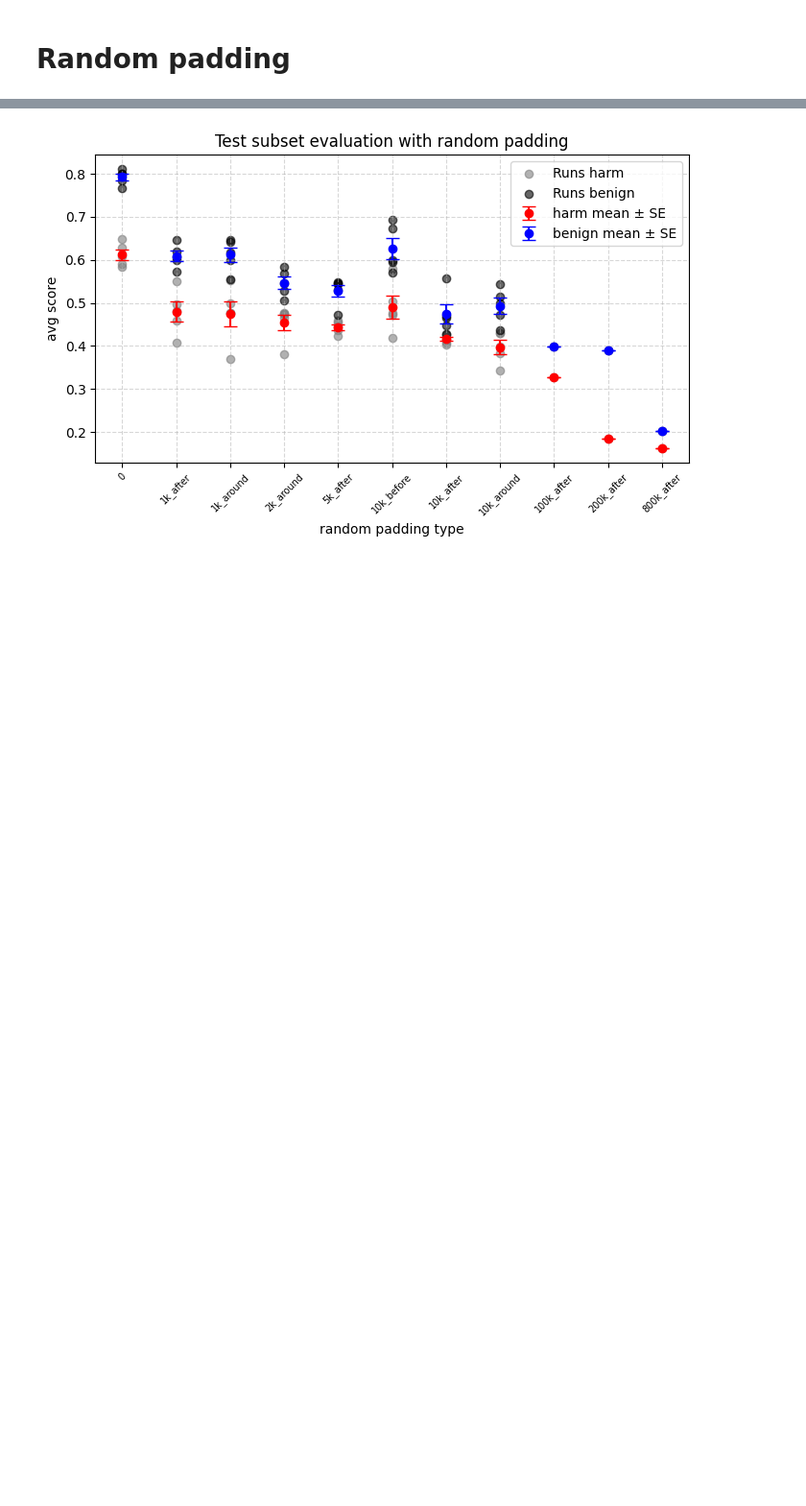
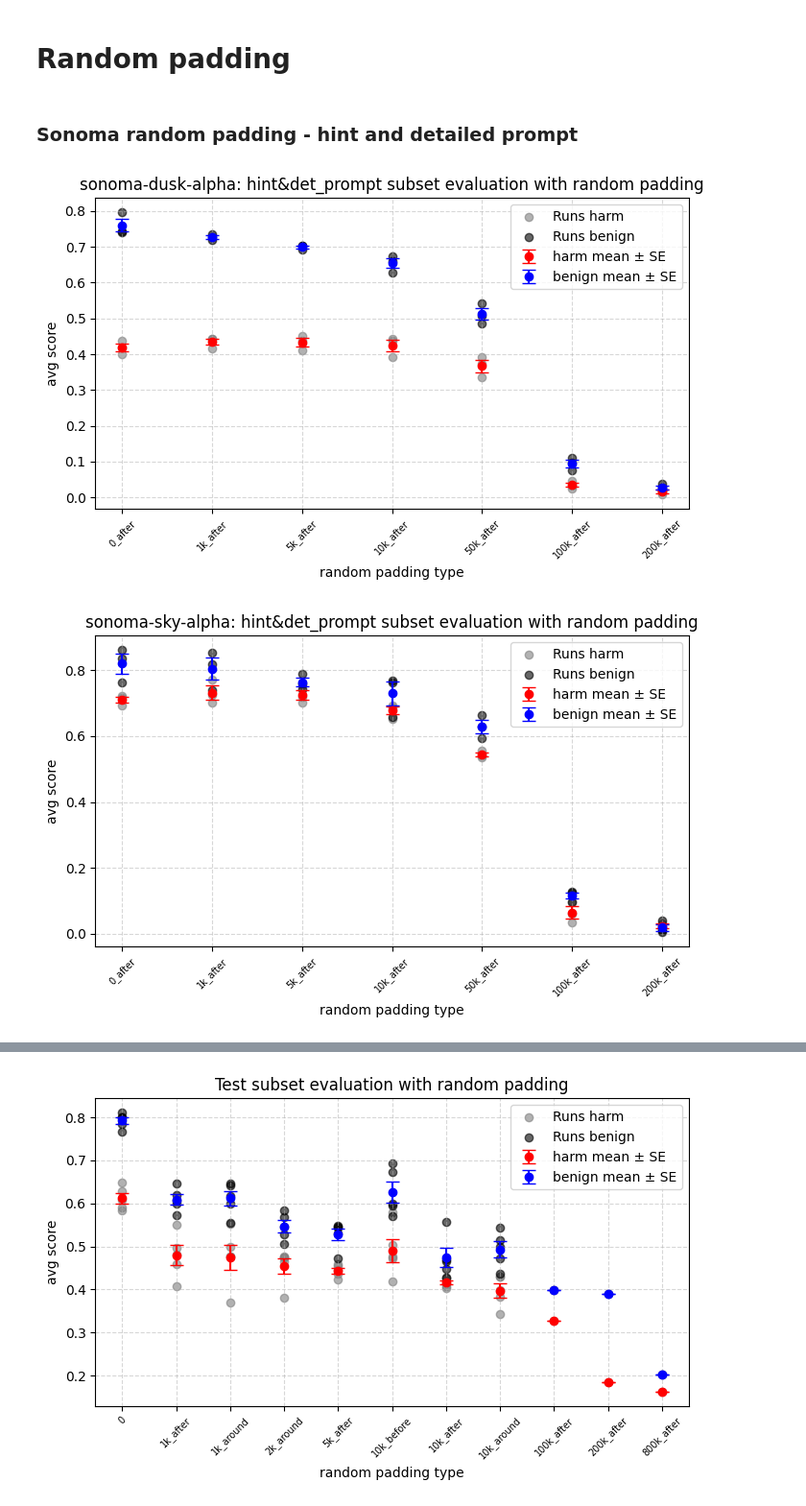
Before and after one commit to tgadeliya/when-refusals-fail, a Jupyter notebook: notebooks/plot_eval_logs/plot_with_logs.ipynb, the cells around one changed output, grey strips where cells are left out. Shown at 96% size. Drawn from its saved outputs; the diff is of its cells as text; code cells hidden in the pictures; blank space fills up the shorter version.

Commit message:
Modify plot code

```diff
--- a/notebooks/plot_eval_logs/plot_with_logs.ipynb
+++ b/notebooks/plot_eval_logs/plot_with_logs.ipynb
@@ -62,3 +62,35 @@ plot_dict_with_rs(
 [figure]
 # %% [markdown]
 # Random padding
+# %% [markdown]
+### Sonoma random padding - hint and detailed prompt
+# %%
+sonoma_random_padding_dirs = ["0_after", "1000_after","5000_after","10000_after", "50000_after","100000_after","200000_after"]
+sonoma_model_type = ["dusk", "sky"]
+task_types = ["benign", "harm"]
+# %%
+sonoma_random_padding = {t:{k:{} for k in sonoma_model_type} for t in task_type}
+
+for task_type in task_types:
+    for model in sonoma_model_type:
+        for dir_name in sonoma_random_padding_dirs:
+            key_dir_name = dir_name.replace("00000", "00k").replace("0000", "0k").replace("000", "k")
+            sonoma_random_padding[task_type][model][key_dir_name] = agg_rs_results(LOGS_DIR / f"{task_type}/sonoma_random_padding/{dir_name}/sonoma-{model}-alpha/test_hint_det_prompt")
+# %%
+sonoma_harm_rand_pad = sonoma_random_padding["harm"]
+sonoma_benign_rand_pad = sonoma_random_padding["benign"]
+# %%
+for model in sonoma_model_type:
+    plot_dict_with_rs(
+        dict_with_rs= {k: v.metrics_overall_agg["avg_score"] for k, v in sonoma_harm_rand_pad[model].items()},
+        dict_with_rs2={k: v.metrics_overall_agg["avg_score"] for k, v in sonoma_benign_rand_pad[model].items()},
+        xlabel="random padding type",
+        ylabel="avg score",
+        title=f"sonoma-{model}-alpha: hint&det_prompt subset evaluation with random padding",
+        connect_keys=False,
+        dict1_color="red",
+        labels=("harm", "benign")
+    )
+# %% [output]
+[figure, added]
+[figure, added]
```
Also changed, not shown: parts of 21 cells of this notebook, 5 other files.
